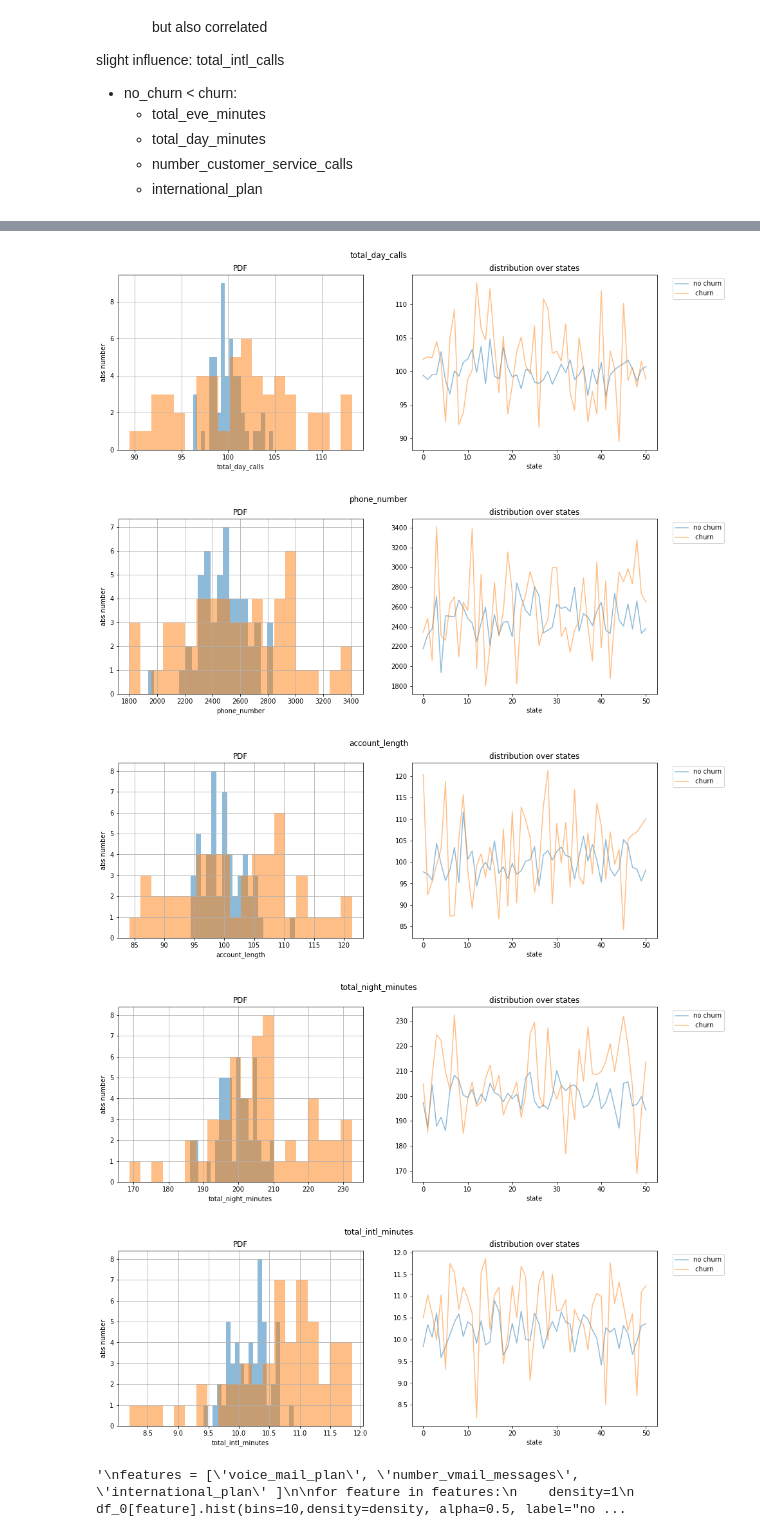
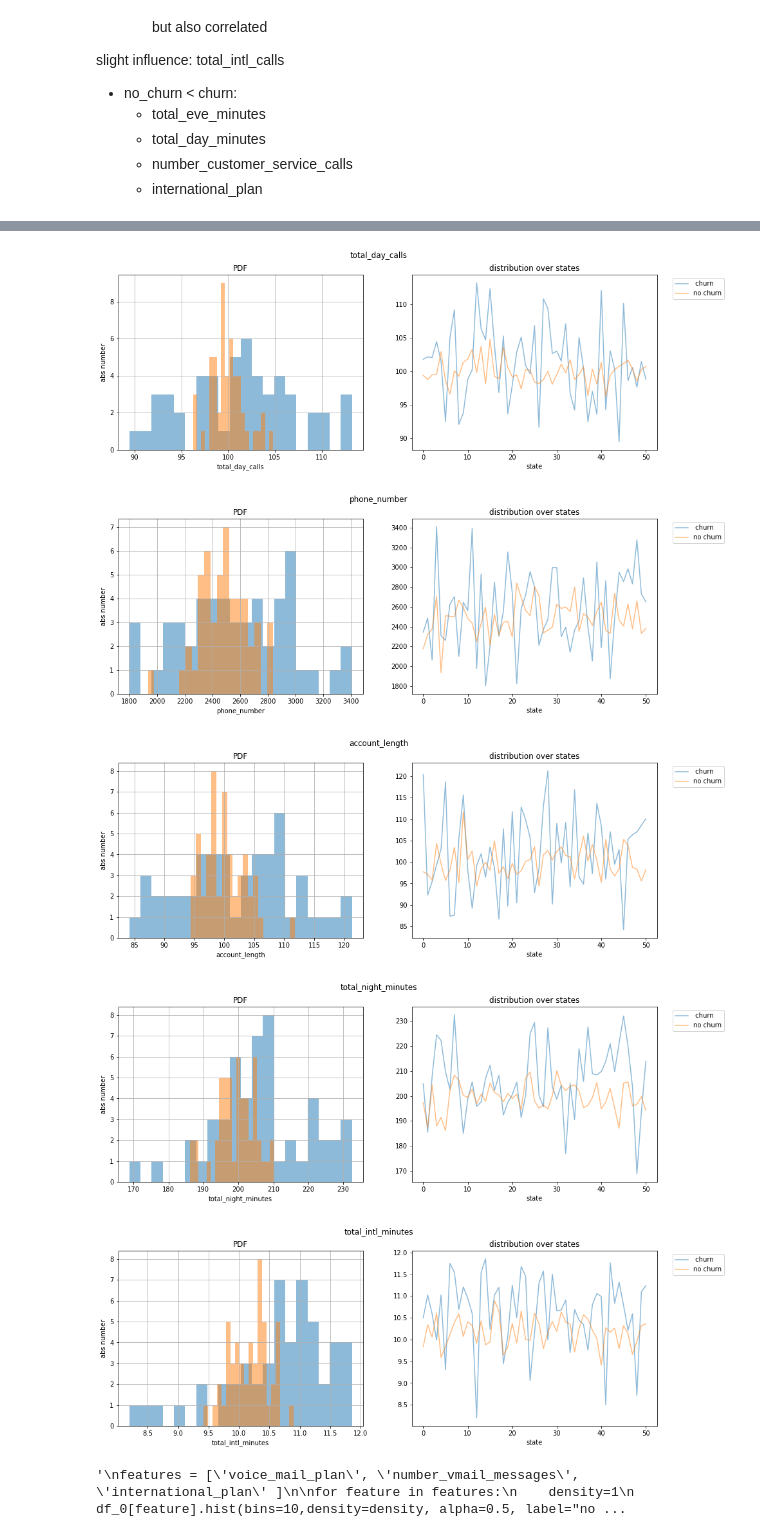
Before and after one commit to Parn1984/AIDA-Project-Team-C, a Jupyter notebook: modules/data_exploration/data_exploration.ipynb, the cells around one changed output, grey strips where cells are left out. Drawn from its saved outputs; the diff is of its cells as text; code cells hidden in the pictures.

```diff
--- a/modules/data_exploration/data_exploration.ipynb
+++ b/modules/data_exploration/data_exploration.ipynb
@@ -318,6 +325,8 @@ plt.title("sensitivity analysis")
 plt.xlabel("features")
 plt.xticks(rotation=90)
 plt.ylabel("ratio of means: no_churn vs churn")
+fname='../../documentation/figure-png/sensitivity_analysis.png'
+plt.savefig(fname)
 plt.show()
 # %% [output]
 [figure]
@@ -348,21 +357,28 @@ features = ['voice_mail_plan', 'number_vmail_messages', 'total_eve_minutes', 'to
 
 for feature in features:
     fig, (ax1, ax2) = plt.subplots(1, 2, figsize=(15, 5))
+    state_df1_ = df_1.groupby('state')[feature].mean()   #.reset_index()
     state_df0_ = df_0.groupby('state')[feature].mean()   #.reset_index()
-    state_df1_ = df_1.groupby('state')[feature].mean()   #.reset_index()
+
     density=0
+    state_df1_.hist(bins=20,density=density, alpha=0.5, label="   churn", ax=ax1)
     state_df0_.hist(bins=20,density=density, alpha=0.5, label="no churn", ax=ax1)
-    state_df1_.hist(bins=20,density=density, alpha=0.5, label="   churn", ax=ax1)
+
     ax1.set_title('PDF')
     ax1.set_xlabel(f"{feature}")
     ax1.set_ylabel("abs number")
 
+    state_df1_.plot(alpha=0.5, label=" churn", ax=ax2)
     state_df0_.plot(alpha=0.5, label="no churn", ax=ax2)
-    state_df1_.plot(alpha=0.5, label=" churn", ax=ax2)
+
     ax2.set_title("distribution over states")
 
     plt.suptitle(f"{feature}")
     plt.legend(fontsize=10) # using a size in points
     plt.legend(bbox_to_anchor=(1.05, 1), loc='upper left')
+
+
+    fname='../../documentation/figure-png/state_' + feature +'_distribution.png'
+    plt.savefig(fname)
     plt.show()
 # %% [output]
@@ -379,21 +395,28 @@ features = ['total_night_calls', 'total_eve_calls', 'area_code', 'total_day_call
 
 for feature in features:
     fig, (ax1, ax2) = plt.subplots(1, 2, figsize=(15, 5))
+    state_df1_ = df_1.groupby('state')[feature].mean()   #.reset_index()
     state_df0_ = df_0.groupby('state')[feature].mean()   #.reset_index()
-    state_df1_ = df_1.groupby('state')[feature].mean()   #.reset_index()
+
     density=0
+    state_df1_.hist(bins=20,density=density, alpha=0.5, label="   churn", ax=ax1)
     state_df0_.hist(bins=20,density=density, alpha=0.5, label="no churn", ax=ax1)
-    state_df1_.hist(bins=20,density=density, alpha=0.5, label="   churn", ax=ax1)
+
     ax1.set_title('PDF')
     ax1.set_xlabel(f"{feature}")
     ax1.set_ylabel("abs number")
 
+    state_df1_.plot(alpha=0.5, label=" churn", ax=ax2)
     state_df0_.plot(alpha=0.5, label="no churn", ax=ax2)
-    state_df1_.plot(alpha=0.5, label=" churn", ax=ax2)
+
     ax2.set_title("distribution over states")
 
     plt.suptitle(f"{feature}")
     plt.legend(fontsize=10) # using a size in points
     plt.legend(bbox_to_anchor=(1.05, 1), loc='upper left')
+
+
+    fname='../../documentation/figure-png/state_' + feature +'_distribution.png'
+    plt.savefig(fname)
     plt.show()
 # %% [output]
@@ -403,8 +426,8 @@ for feature in features:
-[figure, old version]
+[figure, new version]
-[figure, old version]
+[figure, new version]
-[figure, old version]
+[figure, new version]
-[figure, old version]
+[figure, new version]
-[figure, old version]
+[figure, new version]
 # %%
 """
 features = ['voice_mail_plan', 'number_vmail_messages', 'international_plan' ]
```
Also changed, not shown: parts of 20 cells of this notebook.
